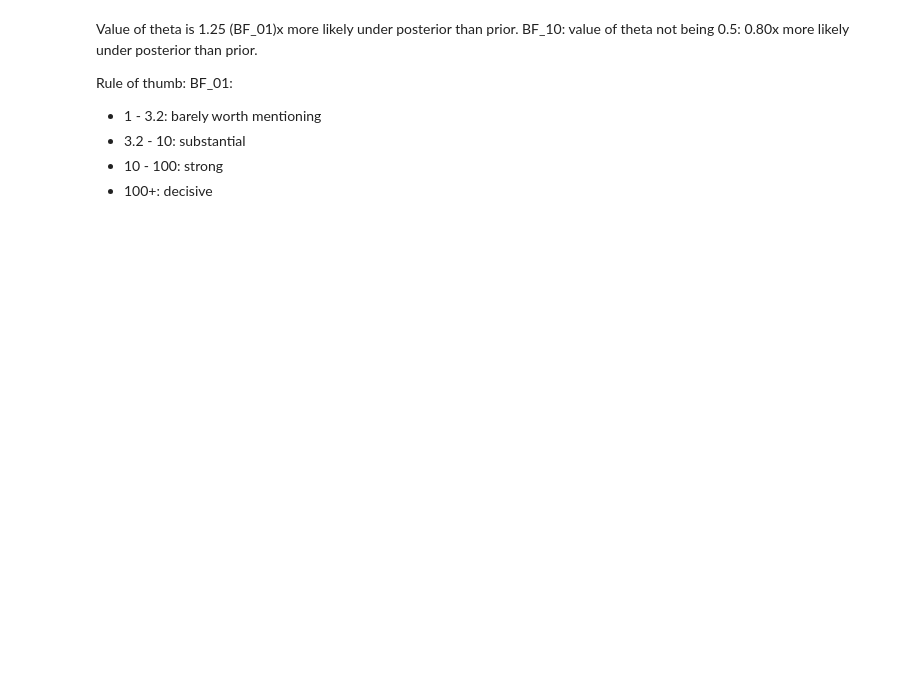
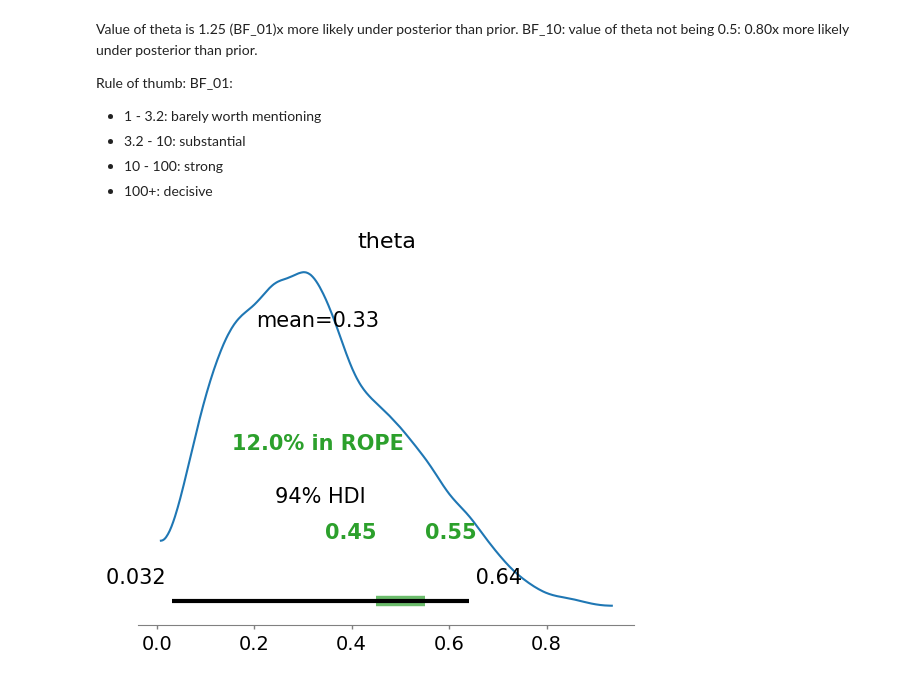
Before and after one commit to damiansp/completePython, a Jupyter notebook: bayesian/bap/02_programming_probabilistically.ipynb, the cells around one changed output. Drawn from its saved outputs; the diff is of its cells as text; code cells hidden in the pictures; blank space fills up the shorter version.

```diff
--- a/bayesian/bap/02_programming_probabilistically.ipynb
+++ b/bayesian/bap/02_programming_probabilistically.ipynb
@@ -58,3 +58,8 @@ Rule of thumb: BF_01:
 - 3.2 - 10: substantial
 - 10 - 100: strong
 - 100+: decisive
+# %%
+# ROPE: region of practical equivalence
+az.plot_posterior(idata, rope=[0.45, 0.55]);
+# %% [output]
+[figure, added]
```
Also changed, not shown: parts of 7 cells of this notebook.
